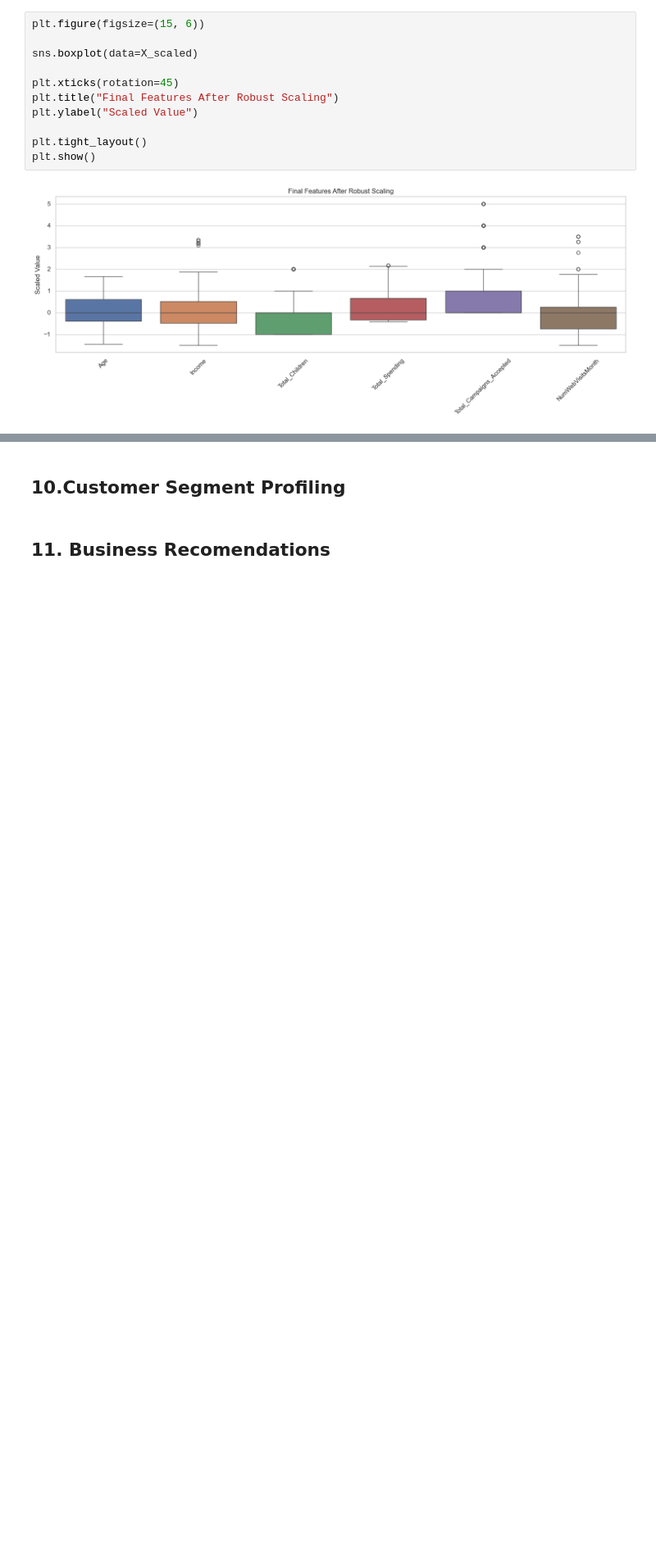
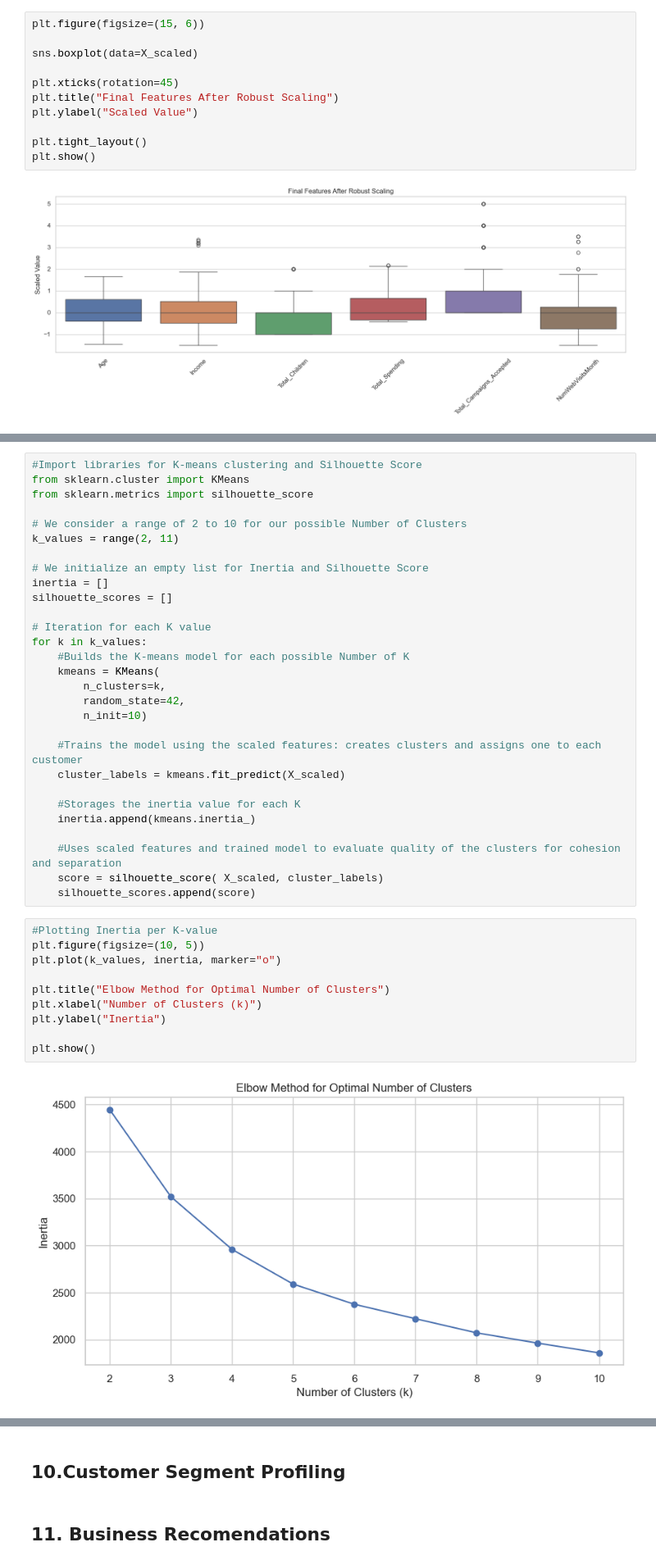
Before and after one commit to fridacarbajalordonez/customer-segmentation-kmeans, a Jupyter notebook: notebooks/customer_segmentation.ipynb, the cells around one changed output, grey strips where cells are left out. Shown at 82% size. Cells and saved outputs as stored; diff of their text form; blank space fills up the shorter version.

```diff
--- a/notebooks/customer_segmentation.ipynb
+++ b/notebooks/customer_segmentation.ipynb
@@ -1276,0 +1281,41 @@ plt.show()
+# %%
+#Import libraries for K-means clustering and Silhouette Score
+from sklearn.cluster import KMeans
+from sklearn.metrics import silhouette_score
+
+# We consider a range of 2 to 10 for our possible Number of Clusters
+k_values = range(2, 11)
+
+# We initialize an empty list for Inertia and Silhouette Score
+inertia = []
+silhouette_scores = []
+
+# Iteration for each K value
+for k in k_values:
+    #Builds the K-means model for each possible Number of K
+    kmeans = KMeans(
+        n_clusters=k,
+        random_state=42,
+        n_init=10)
+
+    #Trains the model using the scaled features: creates clusters and assigns one to each customer
+    cluster_labels = kmeans.fit_predict(X_scaled)
+
+    #Storages the inertia value for each K
+    inertia.append(kmeans.inertia_)
+
+    #Uses scaled features and trained model to evaluate quality of the clusters for cohesion and separation
+    score = silhouette_score( X_scaled, cluster_labels)
+    silhouette_scores.append(score)
+# %%
+#Plotting Inertia per K-value
+plt.figure(figsize=(10, 5))
+plt.plot(k_values, inertia, marker="o")
+
+plt.title("Elbow Method for Optimal Number of Clusters")
+plt.xlabel("Number of Clusters (k)")
+plt.ylabel("Inertia")
+
+plt.show()
+# %% [output]
+[figure, added]
```
Also changed, not shown: parts of 4 cells of this notebook.
